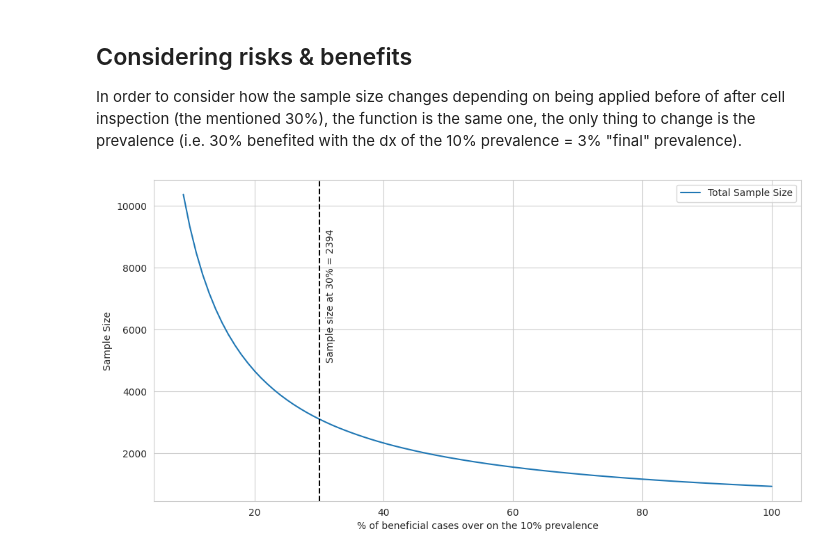
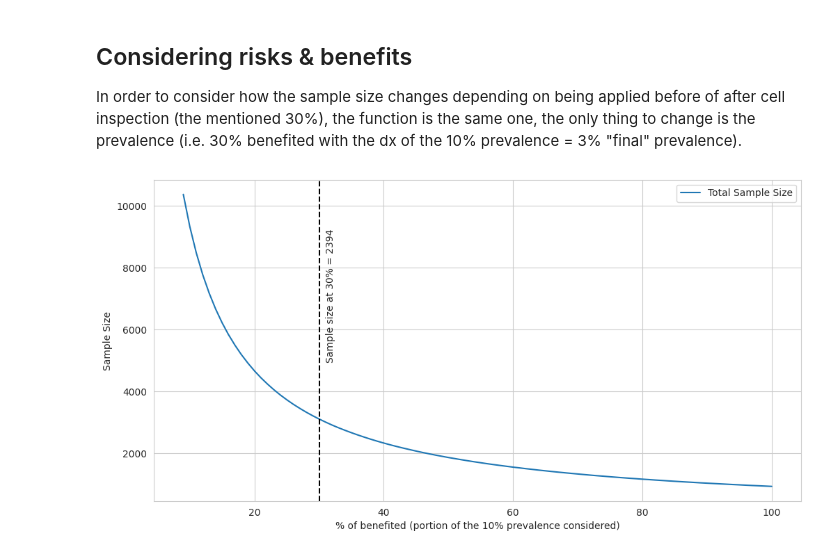
Before and after one commit to leandroradusky/mimark_analyses, a Jupyter notebook: sample_size_calculator/sample_size_calc_v1.ipynb, the cells around one changed output. Cells and saved outputs as stored; diff of their text form; code cells hidden in the pictures.

Commit message:
Sample size calculator - version 1

```diff
--- a/sample_size_calculator/sample_size_calc_v1.ipynb
+++ b/sample_size_calculator/sample_size_calc_v1.ipynb
@@ -14,7 +14,7 @@ import seaborn as sns
 # %% [markdown]
 *The* function to compute the sample size, this piece of code we should iterate:
 # %%
-def wilson_sample_size_needed_with_prevalence(sensitivity, prevalence, confidence_level, wilson_lower_limit, discard_rate):
+def sample_size_needed(sensitivity, prevalence, confidence_level, wilson_lower_limit, discard_rate):
     """
     Parameters:
     sensitivity      : Desired sensitivity of the test.
@@ -33,7 +33,8 @@ def wilson_sample_size_needed_with_prevalence(sensitivity, prevalence, confidenc
     while True:
         n += 1 # Increase the sample size by 1
         effective_sample_size = int(n * (1 - discard_rate))  # Adjust sample size for expected discards
-        expected_positives = int(effective_sample_size * prevalence) # Calculate the expected number of positive cases taking the prevalence into account
+        # Compute the expected number of positive cases taking the prevalence into account
+        expected_positives = int(effective_sample_size * prevalence)
 
         if expected_positives == 0:
             continue  # Skip if there are no expected positive cases
@@ -51,7 +52,8 @@ def wilson_sample_size_needed_with_prevalence(sensitivity, prevalence, confidenc
         if n > 50000:
             raise ValueError("Sample size is too large. Please check your input values.")
 
-    useful_positives = int(n * prevalence * sensitivity)  # Calculate the expected number of useful positive cases
+    # Compute the expected number of useful positive cases
+    useful_positives = int(n * prevalence * sensitivity)
     return n, useful_positives
 # %% [markdown]
 ## Playing around with the parameters
@@ -87,11 +89,11 @@ Same as before but considering discarded data
 # %%
 discard_rate = 0.10
 # %%
-total_sample_size, useful_positive_cases = wilson_sample_size_needed_with_prevalence(desired_sensitivity,
-                                                                                     prevalence,
-                                                                                     desired_confidence_level,
-                                                                                     wilson_ci_lower_limit,
-                                                                                     discard_rate)
+total_sample_size, useful_positive_cases = sample_size_needed(desired_sensitivity,
+                                                              prevalence,
+                                                              desired_confidence_level,
+                                                              wilson_ci_lower_limit,
+                                                              discard_rate)
 # %%
 print(f"Estimated minimum total sample size needed: {total_sample_size}")
 print(f"Expected number of useful positive cases: {useful_positive_cases}")
@@ -117,28 +119,28 @@ useful_positives = []
 for p in range(9,101):
     final_prevalence = prevalence * (p/100)
 
-    total_sample_size, useful_positive_cases = wilson_sample_size_needed_with_prevalence(desired_sensitivity,
-                                                                                         final_prevalence,
-                                                                                         desired_confidence_level,
-                                                                                         wilson_ci_lower_limit,
-                                                                                         discard_rate)
+    total_sample_size, useful_positive_cases = sample_size_needed(desired_sensitivity,
+                                                                  final_prevalence,
+                                                                  desired_confidence_level,
+                                                                  wilson_ci_lower_limit,
+                                                                  discard_rate)
 
     sample_sizes.append(total_sample_size)
     useful_positives.append(useful_positive_cases)
 # %%
 # Plot the results
 sns.set_style("whitegrid")
 
 plt.figure(figsize=(12, 6))
 plt.plot(range(9,101), sample_sizes, label="Total Sample Size")
-plt.xlabel("% of beneficial cases over on the 10% prevalence")
+plt.xlabel("% of benefited (portion of the 10% prevalence considered)")
 plt.ylabel("Sample Size")
 
 # At 30 add a vertical line and a label indicating y value
 plt.axvline(30, color='k', linestyle='--')
 plt.text(31, 5000, f'Sample size at 30% = {sample_sizes[30]}', rotation=90)
 
 plt.legend()
 plt.show()
 # %% [output]
-[figure, old version]
+[figure, new version]
```
Also changed, not shown: parts of 1 cell of this notebook.
